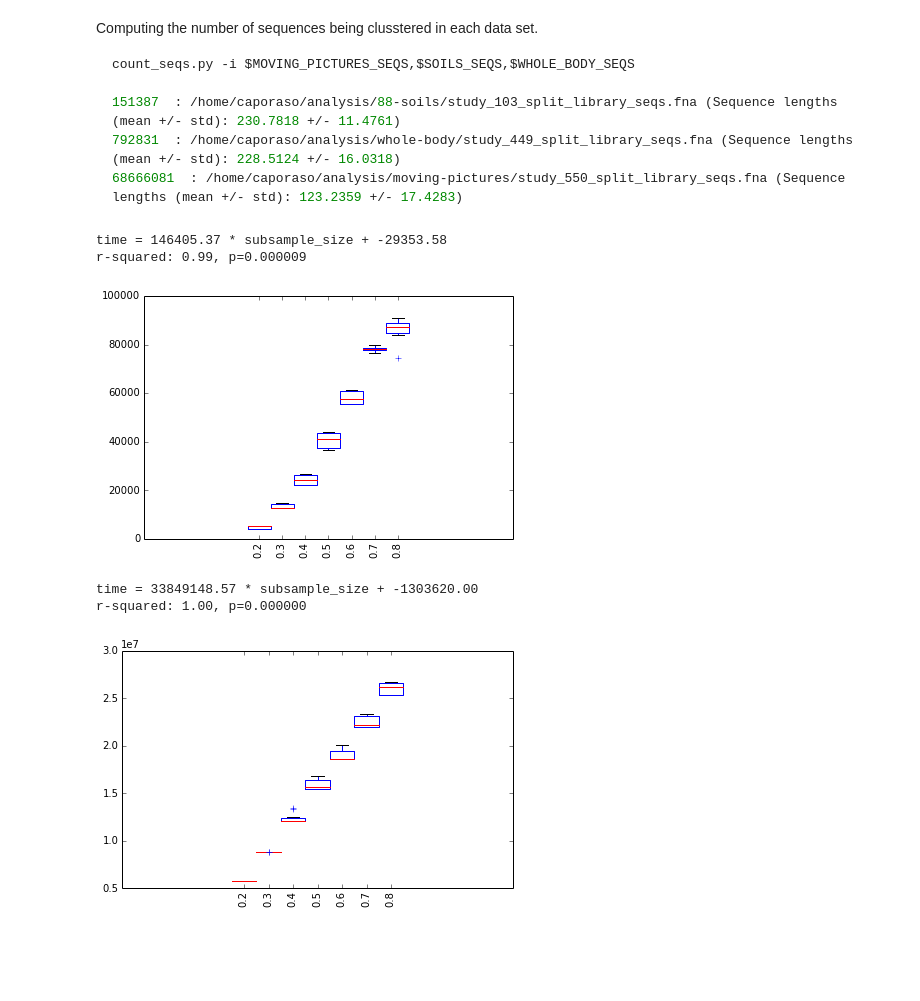
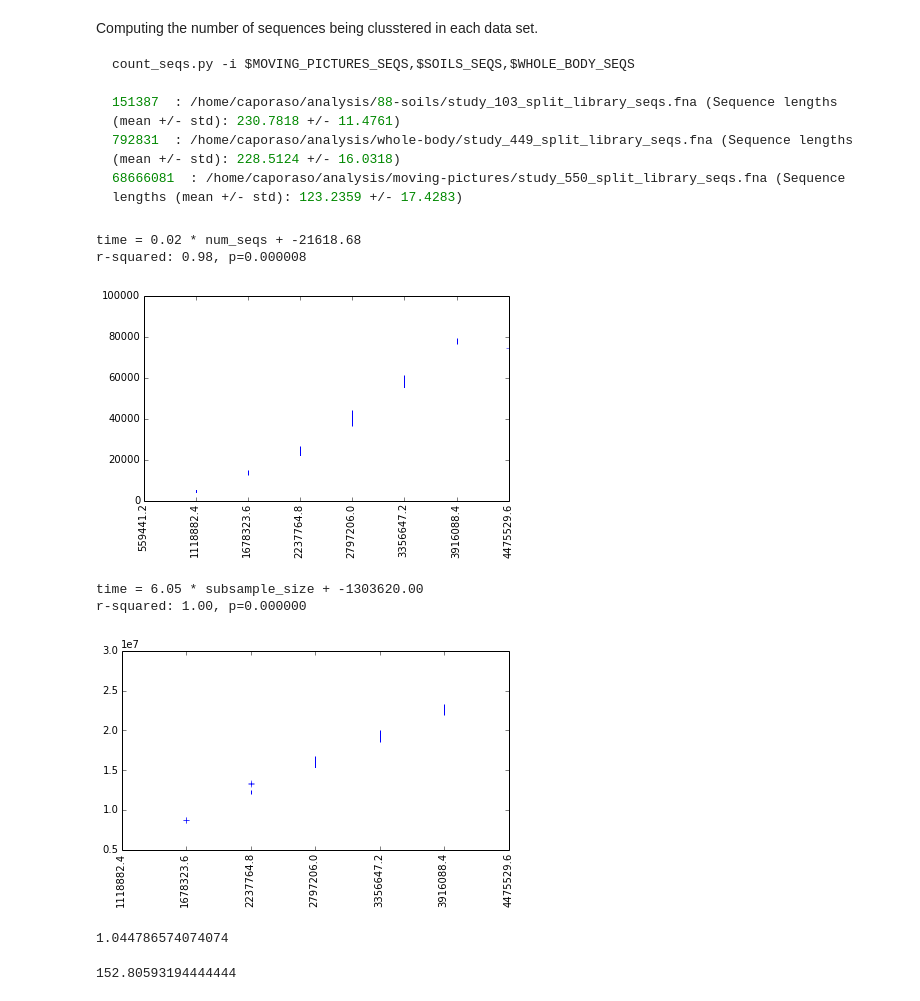
Before and after one commit to caporaso-lab/cloaked-octo-ninja, a Jupyter notebook: analyses.ipynb, the cells around one changed output. Saved outputs shown, nothing was run; the diff lists cells and outputs as text; code cells hidden in the pictures; blank space fills up the shorter version.

Commit message:
adding time data for full EMP run

```diff
--- a/analyses.ipynb
+++ b/analyses.ipynb
@@ -592,38 +592,39 @@ emp_time_dir = 'emp-analysis/uc_time/'
 emp_time_fps = glob('%s/*txt' % emp_time_dir)
 mems = defaultdict(list)
 times = defaultdict(list)
+total_seqs = 5594412
 for fp in emp_time_fps:
     fn = splitext(split(fp)[1])[0]
     _, subsample_size, iteration = fn.split('_')
     mem, time = open(fp).read().strip().split()
-    subsample_size = float(subsample_size)
-    mems[subsample_size].append(float(mem))
-    times[subsample_size].append(float(time))
+    subsample_seqs = float(subsample_size) * total_seqs
+    mems[subsample_seqs].append(float(mem))
+    times[subsample_seqs].append(float(time))
 # %%
 time_data = times.items()
 time_data.sort()
-time_data = time_data[10:]
-subsample_sizes, time_distributions = zip(*time_data)
-ax = boxplots(time_distributions, subsample_sizes, subsample_sizes, box_width=0.1)
+time_data = time_data[9:]
+num_seqs, time_distributions = zip(*time_data)
+ax = boxplots(time_distributions, num_seqs, num_seqs)
 
-slope, intercept, r_value, p_value, std_err = stats.linregress(subsample_sizes, [np.median(x) for x in time_distributions])
-print "time = %1.2f * subsample_size + %1.2f" % (slope, intercept)
+slope, intercept, r_value, p_value, std_err = stats.linregress(num_seqs, [np.median(x) for x in time_distributions])
+print "time = %1.2f * num_seqs + %1.2f" % (slope, intercept)
 print "r-squared: %1.2f, p=%f" % (r_value, p_value)
 # %% [output]
-time = 146405.37 * subsample_size + -29353.58
-r-squared: 0.99, p=0.000009
+time = 0.02 * num_seqs + -21618.68
+r-squared: 0.98, p=0.000008
-[figure, old version]
+[figure, new version]
 # %%
 mem_data = mems.items()
 mem_data.sort()
 mem_data = mem_data[10:]
-subsample_sizes, mem_distributions = zip(*mem_data)
-ax = boxplots(mem_distributions, subsample_sizes, subsample_sizes, box_width=0.1)
+num_seqs, mem_distributions = zip(*mem_data)
+ax = boxplots(mem_distributions, num_seqs, num_seqs, box_width=0.1)
 
-slope, intercept, r_value, p_value, std_err = stats.linregress(subsample_sizes, [np.median(x) for x in mem_distributions])
+slope, intercept, r_value, p_value, std_err = stats.linregress(num_seqs, [np.median(x) for x in mem_distributions])
 print "time = %1.2f * subsample_size + %1.2f" % (slope, intercept)
 print "r-squared: %1.2f, p=%f" % (r_value, p_value)
 # %% [output]
-time = 33849148.57 * subsample_size + -1303620.00
+time = 6.05 * subsample_size + -1303620.00
 r-squared: 1.00, p=0.000000
-[figure, old version]
+[figure, new version]
@@ -631,0 +634,8 @@ from scipy import stats
+# %%
+time_in_days(total_seqs)
+# %% [output]
+1.044786574074074
+# %%
+time_in_days(661202560)
+# %% [output]
+152.80593194444444
```
Also changed, not shown: parts of 2 cells of this notebook.
